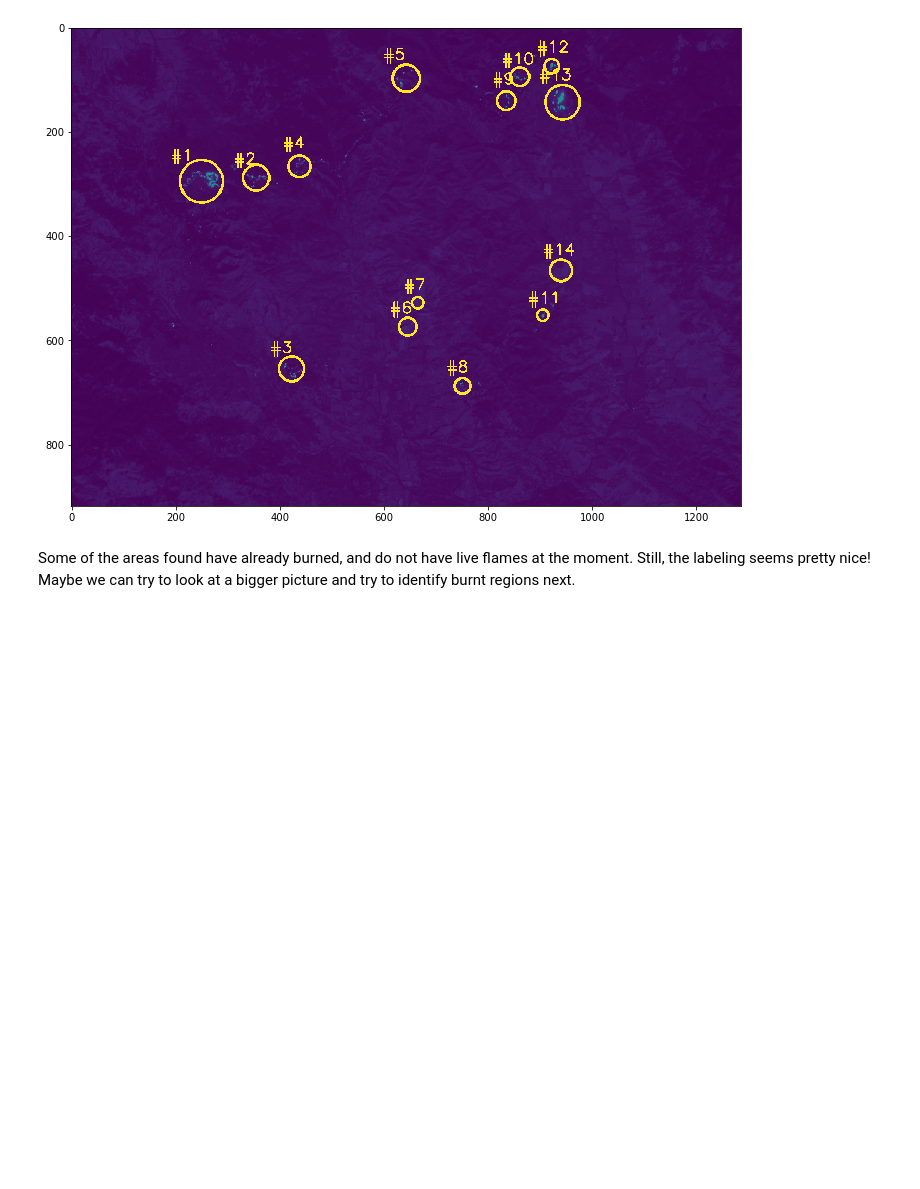
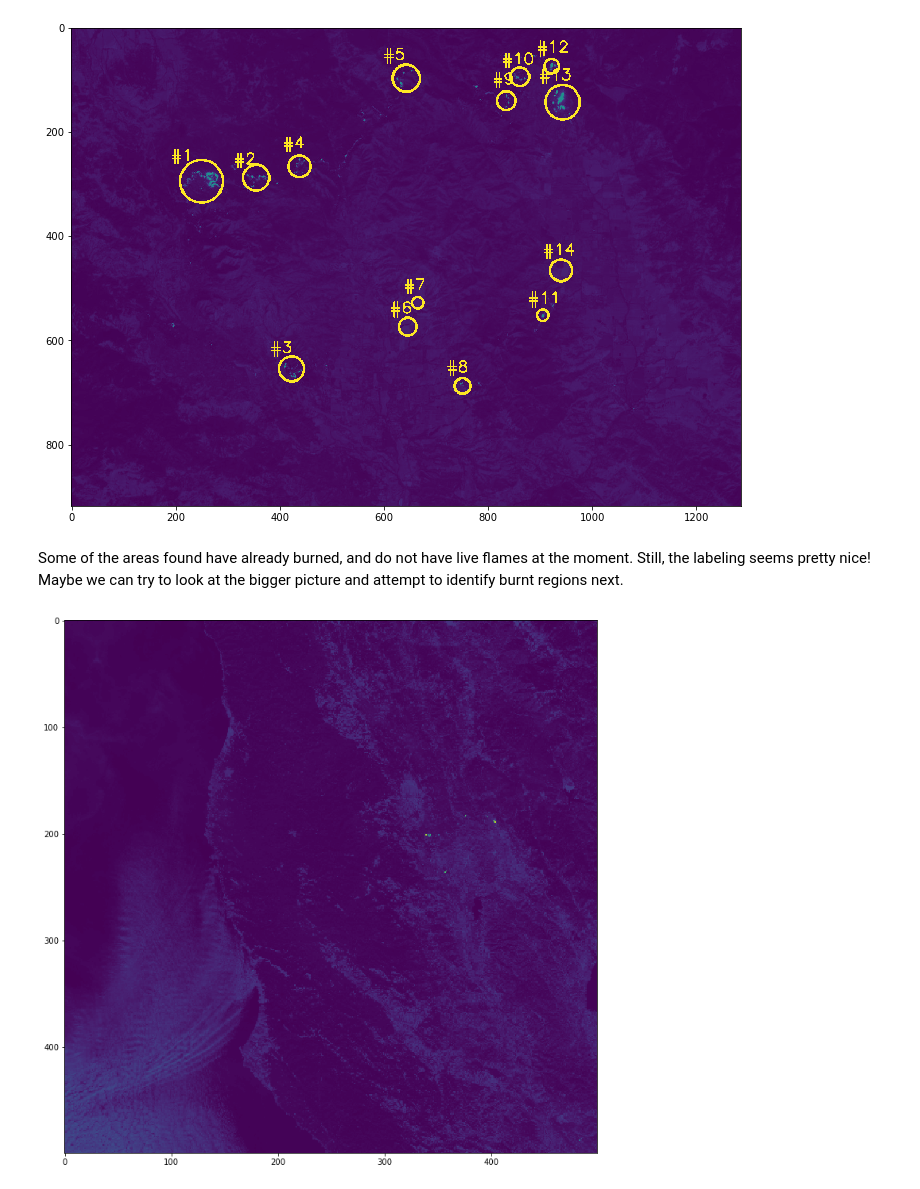
Before and after one commit to eaicompany/EAI-FireComp, a Jupyter notebook: 1.0-fire-challenge1.ipynb, the cells around one changed output. Saved outputs shown, nothing was run; the diff lists cells and outputs as text; code cells hidden in the pictures; blank space fills up the shorter version.

```diff
--- a/1.0-fire-challenge1.ipynb
+++ b/1.0-fire-challenge1.ipynb
@@ -128,4 +128,21 @@ plt.show()
 # %% [output]
 [figure]
 # %% [markdown]
-Some of the areas found have already burned, and do not have live flames at the moment. Still, the labeling seems pretty nice! Maybe we can try to look at a bigger picture and try to identify burnt regions next.
+Some of the areas found have already burned, and do not have live flames at the moment. Still, the labeling seems pretty nice! Maybe we can try to look at the bigger picture and attempt to identify burnt regions next.
+# %%
+# image_larger = cv2.imread('DATA/tiles/10/S/DJ/2017/10/10/0/B12.jp2',cv2.IMREAD_GRAYSCALE)
+
+thumb_length = 500
+
+target_size = (thumb_length,thumb_length)
+image = cv2.resize(image_larger,target_size)
+
+import os
+
+cv2.imwrite('B12_thumb.jpg', image)
+
+plt.figure(figsize=(12,24))
+plt.imshow(image)
+plt.show()
+# %% [output]
+[figure, added]
```
Also changed, not shown: parts of 5 cells of this notebook.
